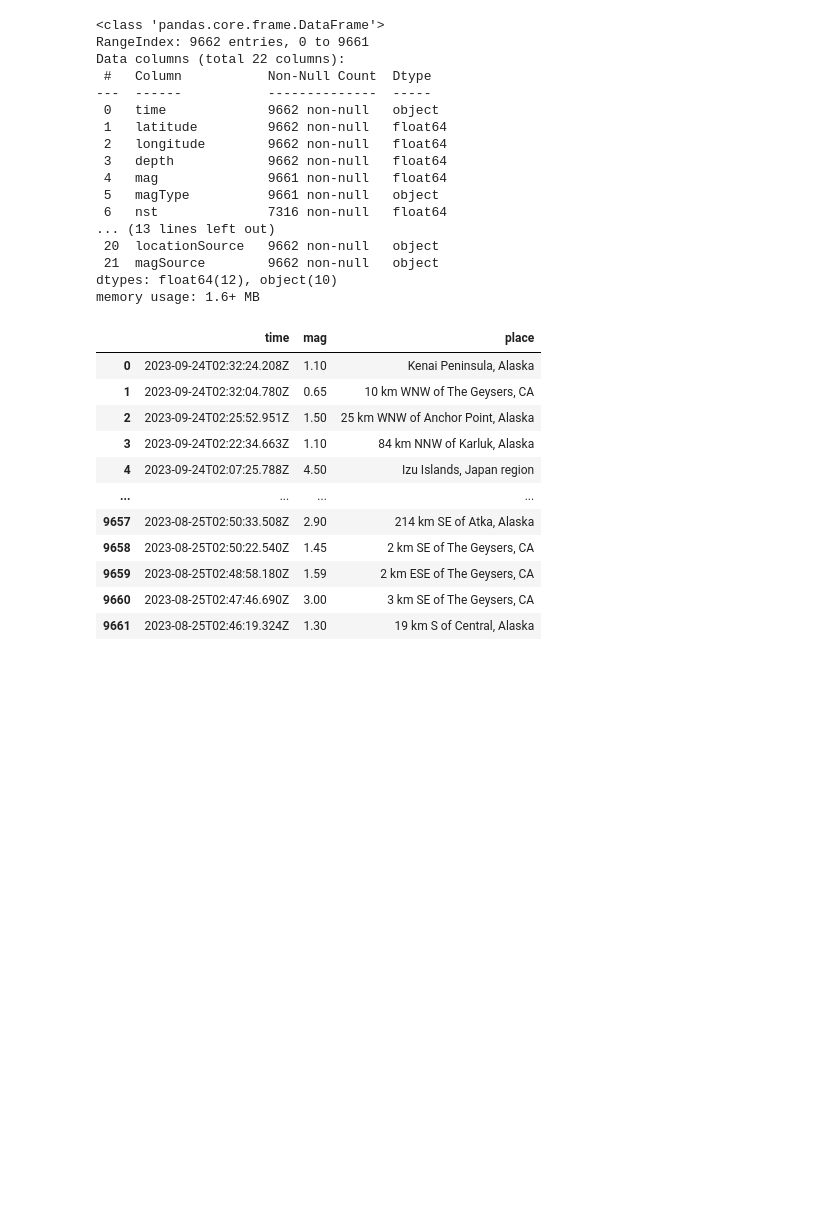
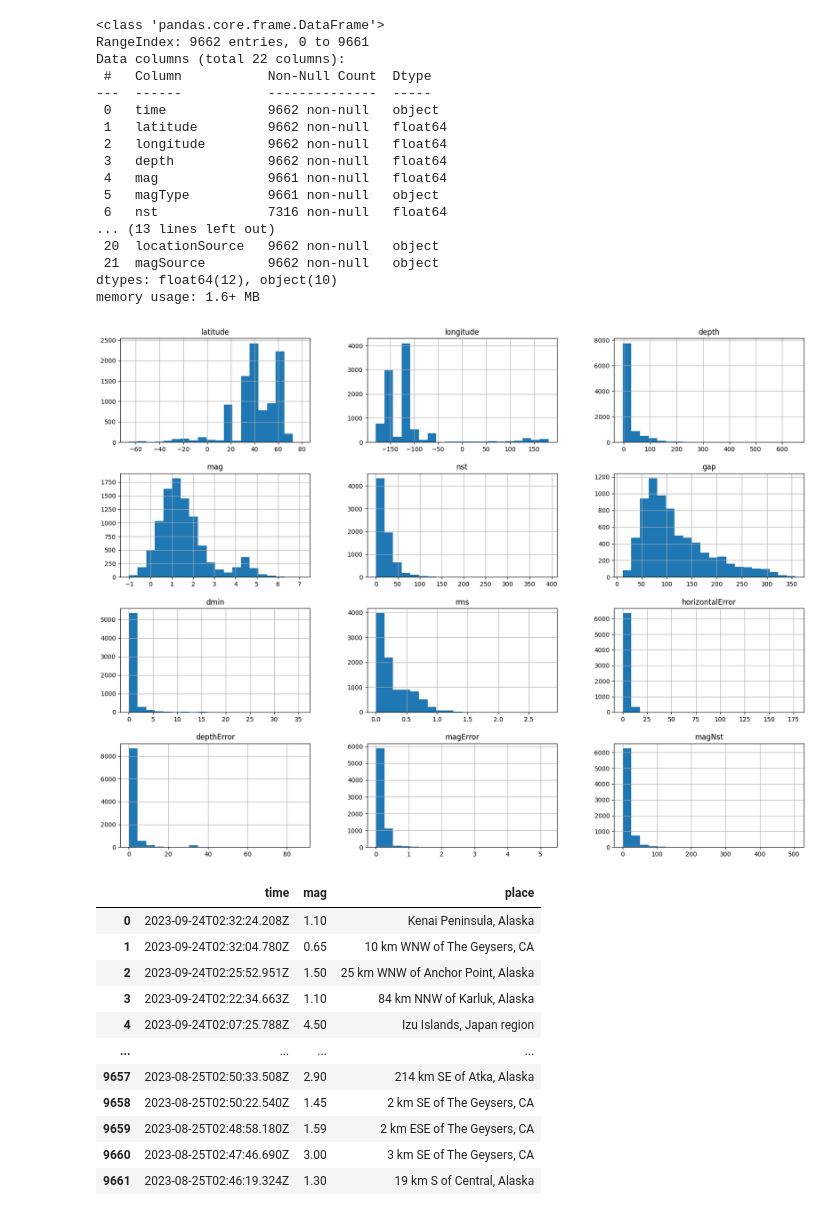
Before and after one commit to ShahsTestingZone/Developer-Academy, a Jupyter notebook: Assignment5.ipynb, the cells around one changed output. Saved outputs shown, nothing was run; the diff lists cells and outputs as text; code cells hidden in the pictures; blank space fills up the shorter version.

```diff
--- a/Assignment5.ipynb
+++ b/Assignment5.ipynb
@@ -6,26 +6,30 @@ import pandas as pd
 # %%
 # Import Dataset
 eq_data = pd.read_csv("all_month.csv") #Link does not work when connected to git hub
 eq_data.info()
 #eq_data['place'].value_counts()
+
+eq_data.hist(bins=20, figsize=(20,15))
+plt.show()
 # %% [output]
 <class 'pandas.core.frame.DataFrame'>
 RangeIndex: 9662 entries, 0 to 9661
 Data columns (total 22 columns):
  #   Column           Non-Null Count  Dtype
 ---  ------           --------------  -----
  0   time             9662 non-null   object
  1   latitude         9662 non-null   float64
  2   longitude        9662 non-null   float64
  3   depth            9662 non-null   float64
  4   mag              9661 non-null   float64
  5   magType          9661 non-null   object
  6   nst              7316 non-null   float64
 ... (13 lines left out)
  20  locationSource   9662 non-null   object
  21  magSource        9662 non-null   object
 dtypes: float64(12), object(10)
 memory usage: 1.6+ MB
+[figure, added]
 # %%
 #Determin how many records
 # 9662 rows × 21 columns
```
Also changed, not shown: parts of 3 cells of this notebook.
